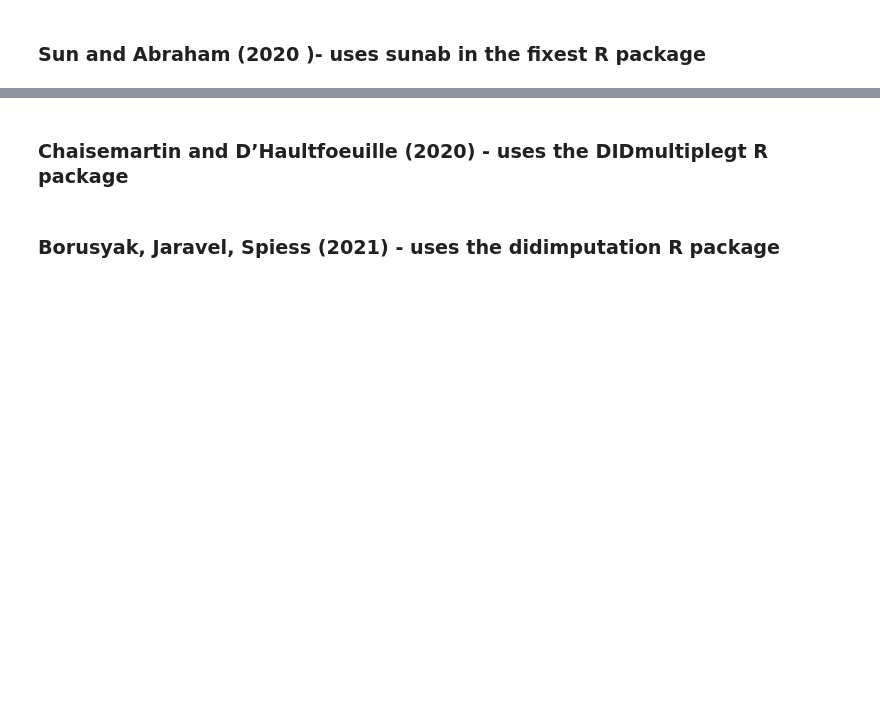
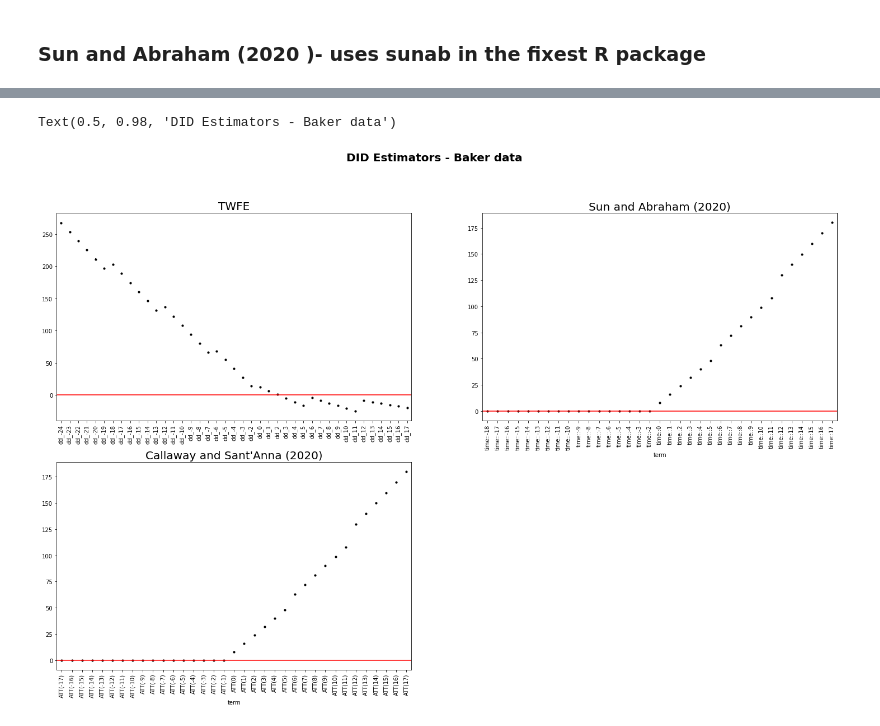
Before and after one commit to causalinfpython/advanced-did, a Jupyter notebook: DIDestimators.ipynb, the cells around one changed output, grey strips where cells are left out. Drawn from its saved outputs; the diff is of its cells as text; code cells hidden in the pictures; blank space fills up the shorter version.

```diff
--- a/DIDestimators.ipynb
+++ b/DIDestimators.ipynb
@@ -175,11 +149,11 @@ The following sub-sections gives sample code you can adapt to estimate models us
 # %%
 # Estimate model, using the data converted to an R/rpy2 DataFrame
 
-get_att_gt = did.att_gt(data = rdataframe,
-          yname = 'outcome',
-          tname = 'year',
-          idname = 'id',
-          gname = 'group',
+get_att_gt = did.att_gt(data = rbaker,
+          yname = 'y',
+          tname = 'time',
+          idname = 'individual',
+          gname = 'treat_date',
           control_group = 'notyettreated')
 
 # Aggregate results and extract for converting to a Pandas df
@@ -197,8 +189,9 @@ csdid_results
 # %%
 # Estimate model, using your dataset converted to an R/rpy2 DataFrame
 
-sunab_mod = fixest.feols(fml = Formula("outcome ~ sunab(treat_date, year) | id + year"),
-             data = rdataframe)
+sunab_mod = fixest.feols(fml = Formula("y ~ sunab(treat_date, time) | individual + time"),
+             subset = Formula('~year < 2004'),
+             data = rbaker)
 
 # Get results table
 sunab_resultsr = broom.tidy_fixest(sunab_mod)
@@ -212,2 +222,0 @@ sunab_results
-# %% [markdown]
-### Chaisemartin and D’Haultfoeuille (2020) - uses the DIDmultiplegt R package
@@ -242,2 +222,0 @@ chaise_results
-# %% [markdown]
-### Borusyak, Jaravel, Spiess (2021) - uses the didimputation R package
@@ -258,0 +223,43 @@ imputation_results
+# %%
+# Create a plot for the estimators that are suitable for our data/model
+
+fig = plt.figure(figsize = (25, 15))
+
+ax1 = fig.add_subplot(2, 2, 1)
+het_coef_df.plot(x = 'varname', y = 'coef', kind = 'bar',
+             ax = ax1, color = 'none',
+             yerr = 'err', legend = False)
+ax1.set_ylabel('')
+ax1.set_xlabel('')
+ax1.axhline(y = 0, color= 'r', linestyle='-')
+ax1.scatter(x = np.arange(het_coef_df.shape[0]),
+           marker = 'o', s = 10,
+           y = het_coef_df['coef'], color = 'black')
+ax1.set_title('TWFE', size = 20)
+
+
+ax2 = fig.add_subplot(2, 2, 2)
+sunab_results.plot(x = 'term', y = 'estimate', kind = 'bar',
+             ax = ax2, color = 'none',
+             yerr ='std.error', legend = False)
+ax2.axhline(y = 0, color='r', linestyle='-')
+ax2.scatter(x = np.arange(sunab_results.shape[0]),
+           marker = 'o', s = 10,
+           y = sunab_results['estimate'], color = 'black')
+ax2.set_title('Sun and Abraham (2020)', size = 20)
+
+ax3 = fig.add_subplot(2, 2, 3)
+csdid_results.plot(x = 'term', y = 'estimate', kind = 'bar',
+             ax = ax3, color = 'none',
+             yerr ='std.error', legend = False)
+ax3.axhline(y = 0, color='r', linestyle='-')
+ax3.scatter(x = np.arange(csdid_results.shape[0]),
+           marker = 'o', s = 10,
+           y = csdid_results['estimate'], color = 'black')
+ax3.set_title("Callaway and Sant'Anna (2020)", size = 20)
+
+
+fig.suptitle("DID Estimators - Baker data", fontweight = 'bold', size = 20)
+# %% [output]
+Text(0.5, 0.98, 'DID Estimators - Baker data')
+[figure, added]
```
Also changed, not shown: parts of 16 cells of this notebook.
